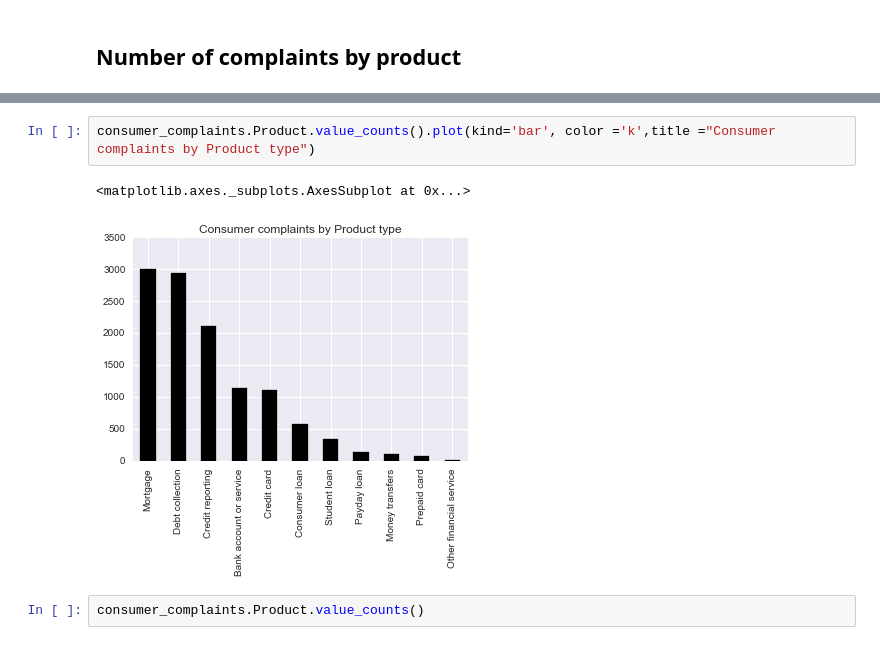
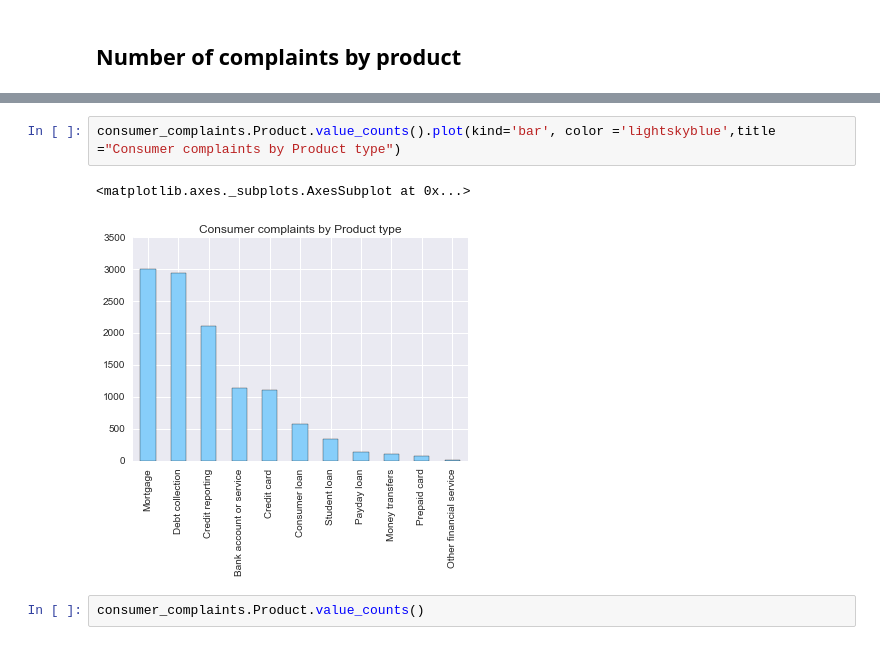
Before and after one commit to richardtbrownjr/consumer-complaints, a Jupyter notebook: consumercomplaints.py.ipynb, the cells around one changed output, grey strips where cells are left out. Saved outputs shown, nothing was run; the diff lists cells and outputs as text.

Commit message:
update colors and small changes

```diff
--- a/consumercomplaints.py.ipynb
+++ b/consumercomplaints.py.ipynb
@@ -47,9 +48,9 @@ Prepaid card                 70
 Name: Product, dtype: int64
 # %%
-consumer_complaints.Product.value_counts().plot(kind='bar', color ='k',title ="Consumer complaints by Product type")
+consumer_complaints.Product.value_counts().plot(kind='bar', color ='lightskyblue',title ="Consumer complaints by Product type")
 # %% [output]
 <matplotlib.axes._subplots.AxesSubplot at 0x...>
-[figure, old version]
+[figure, new version]
 # %%
 consumer_complaints.Product.value_counts()
 # %% [output]
```
Also changed, not shown: parts of 2 cells of this notebook.
